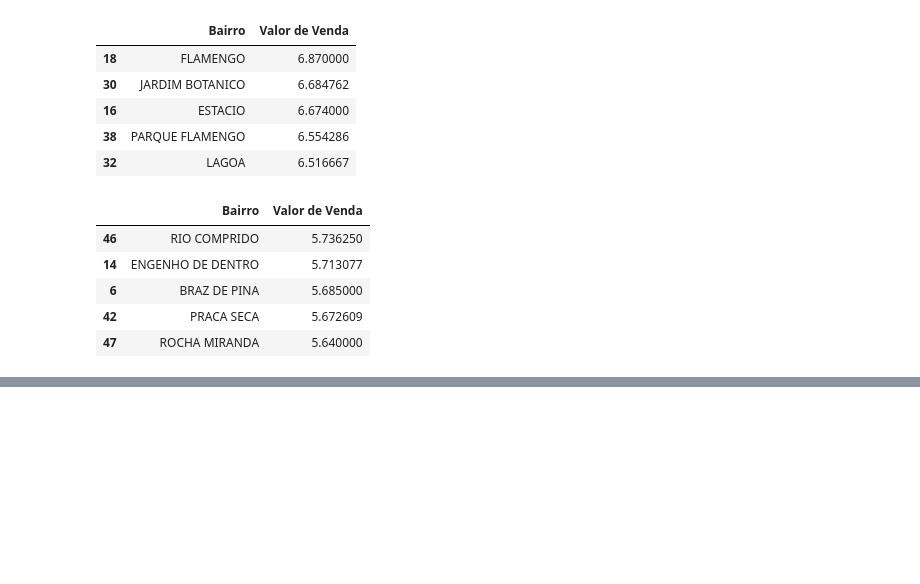
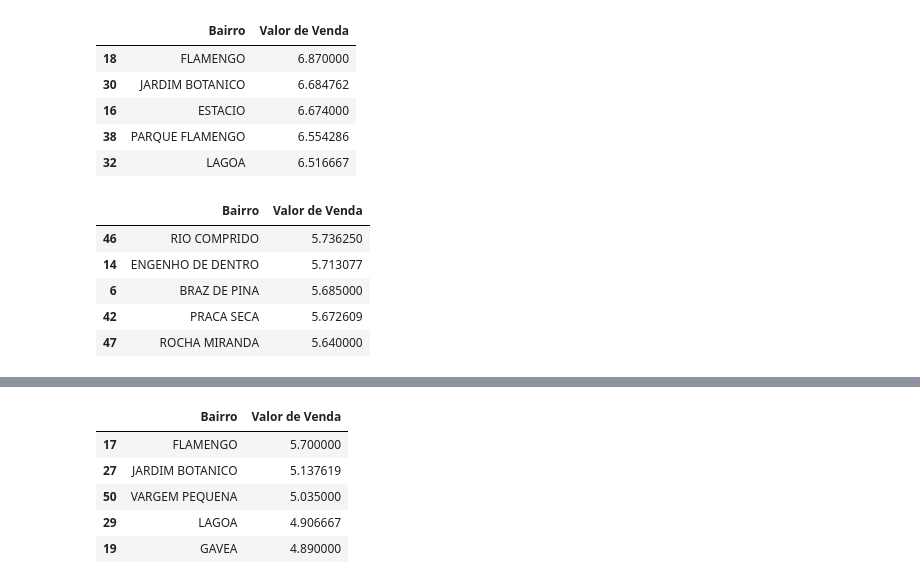
Before and after one commit to Samuelmcoimbra/Repo_senac, a Jupyter notebook: Bibliotecas.ipynb, the cells around one changed output, grey strips where cells are left out. Drawn from its saved outputs; the diff is of its cells as text; code cells hidden in the pictures; blank space fills up the shorter version.

```diff
--- a/Bibliotecas.ipynb
+++ b/Bibliotecas.ipynb
@@ -285,0 +324,9 @@ estudo_
+# %%
+estudo_etanol_tab.head()
+# %% [output]
+|  | Bairro | Valor de Venda |
+| 17 | FLAMENGO | 5.700000 |
+| 27 | JARDIM BOTANICO | 5.137619 |
+| 50 | VARGEM PEQUENA | 5.035000 |
+| 29 | LAGOA | 4.906667 |
+| 19 | GAVEA | 4.890000 |
```
Also changed, not shown: parts of 10 cells of this notebook.
